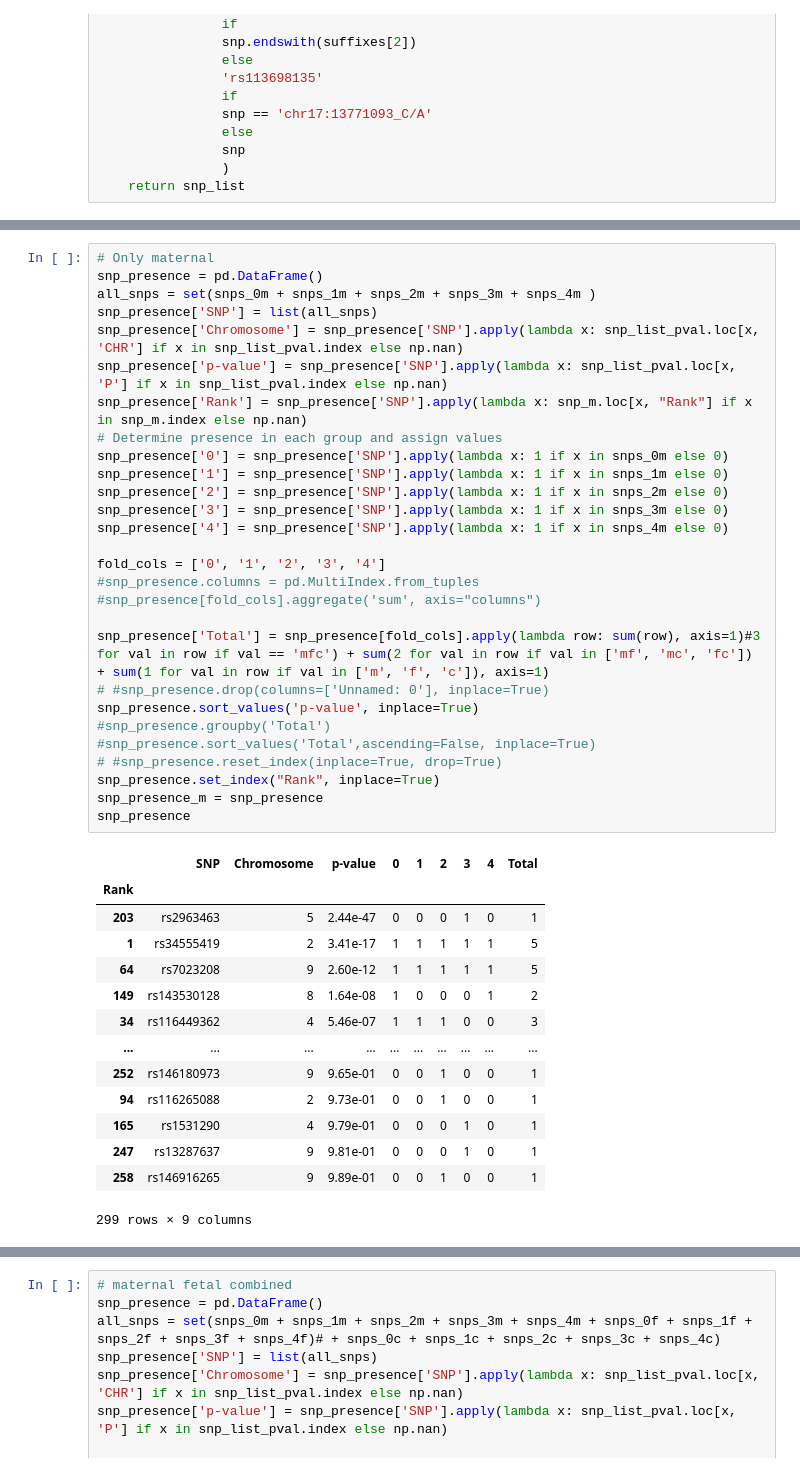
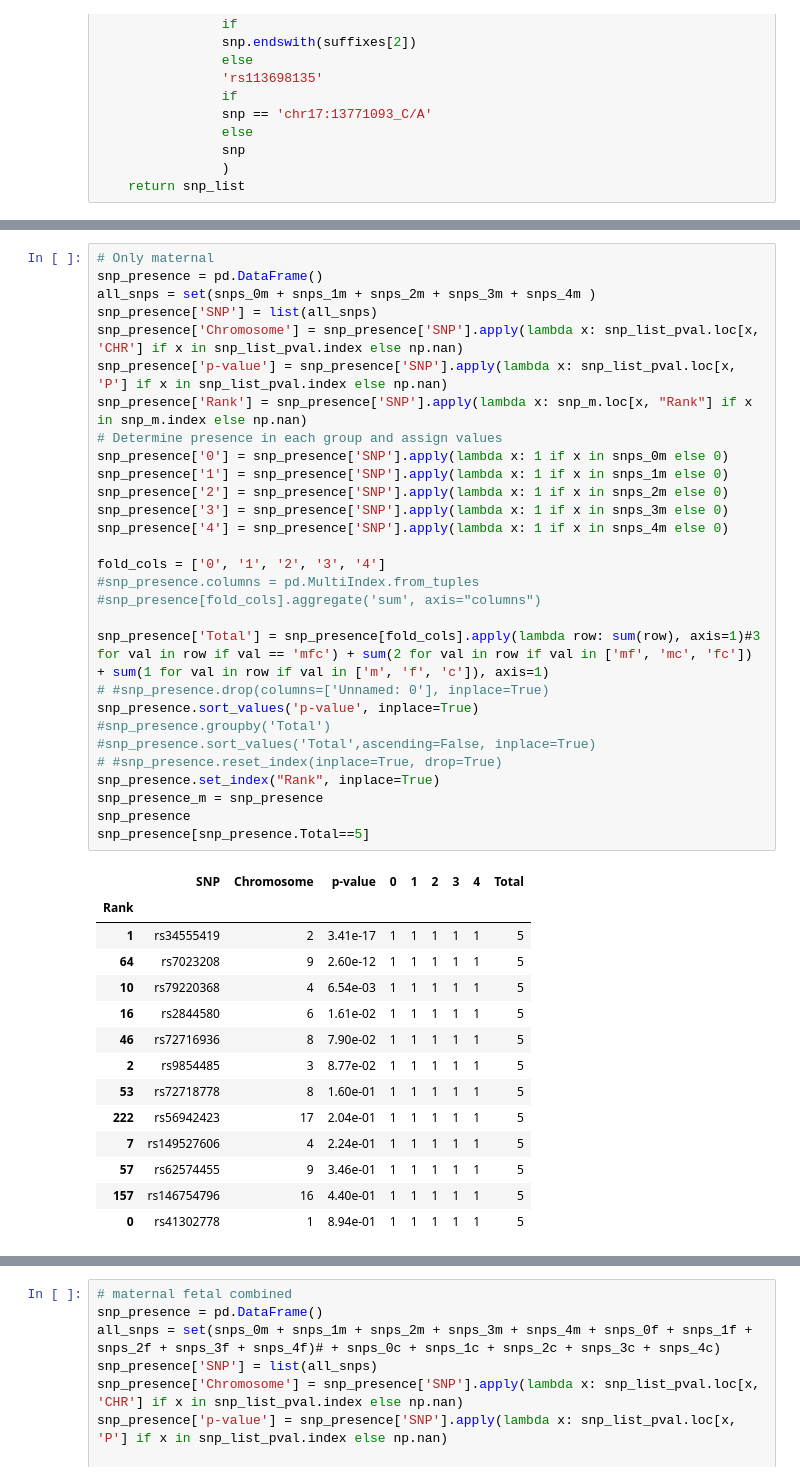
Before and after one commit to PerinatalLab/ml_genetics, a Jupyter notebook: workflow/scripts/tables/meta_tables.ipynb, the cells around one changed output, grey strips where cells are left out. Saved outputs shown, nothing was run; the diff lists cells and outputs as text.

```diff
--- a/workflow/scripts/tables/meta_tables.ipynb
+++ b/workflow/scripts/tables/meta_tables.ipynb
@@ -172,42 +179,43 @@ snp_m.set_index('SNP', inplace=True)
 # Only maternal
 snp_presence = pd.DataFrame()
 all_snps = set(snps_0m + snps_1m + snps_2m + snps_3m + snps_4m )
 snp_presence['SNP'] = list(all_snps)
 snp_presence['Chromosome'] = snp_presence['SNP'].apply(lambda x: snp_list_pval.loc[x, 'CHR'] if x in snp_list_pval.index else np.nan)
 snp_presence['p-value'] = snp_presence['SNP'].apply(lambda x: snp_list_pval.loc[x, 'P'] if x in snp_list_pval.index else np.nan)
 snp_presence['Rank'] = snp_presence['SNP'].apply(lambda x: snp_m.loc[x, "Rank"] if x in snp_m.index else np.nan)
 # Determine presence in each group and assign values
 snp_presence['0'] = snp_presence['SNP'].apply(lambda x: 1 if x in snps_0m else 0)
 snp_presence['1'] = snp_presence['SNP'].apply(lambda x: 1 if x in snps_1m else 0)
 snp_presence['2'] = snp_presence['SNP'].apply(lambda x: 1 if x in snps_2m else 0)
 snp_presence['3'] = snp_presence['SNP'].apply(lambda x: 1 if x in snps_3m else 0)
 snp_presence['4'] = snp_presence['SNP'].apply(lambda x: 1 if x in snps_4m else 0)
 
 fold_cols = ['0', '1', '2', '3', '4']
 #snp_presence.columns = pd.MultiIndex.from_tuples
 #snp_presence[fold_cols].aggregate('sum', axis="columns")
 
 snp_presence['Total'] = snp_presence[fold_cols].apply(lambda row: sum(row), axis=1)#3 for val in row if val == 'mfc') + sum(2 for val in row if val in ['mf', 'mc', 'fc']) + sum(1 for val in row if val in ['m', 'f', 'c']), axis=1)
 # #snp_presence.drop(columns=['Unnamed: 0'], inplace=True)
 snp_presence.sort_values('p-value', inplace=True)
 #snp_presence.groupby('Total')
 #snp_presence.sort_values('Total',ascending=False, inplace=True)
 # #snp_presence.reset_index(inplace=True, drop=True)
 snp_presence.set_index("Rank", inplace=True)
 snp_presence_m = snp_presence
 snp_presence
+snp_presence[snp_presence.Total==5]
 # %% [output]
 |  | SNP | Chromosome | p-value | 0 | 1 | 2 | 3 | 4 | Total |
 | Rank |  |  |  |  |  |  |  |  |  |
-| 203 | rs2963463 | 5 | 2.44e-47 | 0 | 0 | 0 | 1 | 0 | 1 |
 | 1 | rs34555419 | 2 | 3.41e-17 | 1 | 1 | 1 | 1 | 1 | 5 |
 | 64 | rs7023208 | 9 | 2.60e-12 | 1 | 1 | 1 | 1 | 1 | 5 |
-| 149 | rs143530128 | 8 | 1.64e-08 | 1 | 0 | 0 | 0 | 1 | 2 |
-| 34 | rs116449362 | 4 | 5.46e-07 | 1 | 1 | 1 | 0 | 0 | 3 |
-| ... | ... | ... | ... | ... | ... | ... | ... | ... | ... |
-| 252 | rs146180973 | 9 | 9.65e-01 | 0 | 0 | 1 | 0 | 0 | 1 |
-| 94 | rs116265088 | 2 | 9.73e-01 | 0 | 0 | 1 | 0 | 0 | 1 |
-| 165 | rs1531290 | 4 | 9.79e-01 | 0 | 0 | 0 | 1 | 0 | 1 |
-| 247 | rs13287637 | 9 | 9.81e-01 | 0 | 0 | 0 | 1 | 0 | 1 |
-| 258 | rs146916265 | 9 | 9.89e-01 | 0 | 0 | 1 | 0 | 0 | 1 |
+| 10 | rs79220368 | 4 | 6.54e-03 | 1 | 1 | 1 | 1 | 1 | 5 |
+| 16 | rs2844580 | 6 | 1.61e-02 | 1 | 1 | 1 | 1 | 1 | 5 |
+| 46 | rs72716936 | 8 | 7.90e-02 | 1 | 1 | 1 | 1 | 1 | 5 |
+| 2 | rs9854485 | 3 | 8.77e-02 | 1 | 1 | 1 | 1 | 1 | 5 |
+| 53 | rs72718778 | 8 | 1.60e-01 | 1 | 1 | 1 | 1 | 1 | 5 |
+| 222 | rs56942423 | 17 | 2.04e-01 | 1 | 1 | 1 | 1 | 1 | 5 |
+| 7 | rs149527606 | 4 | 2.24e-01 | 1 | 1 | 1 | 1 | 1 | 5 |
+| 57 | rs62574455 | 9 | 3.46e-01 | 1 | 1 | 1 | 1 | 1 | 5 |
+| 157 | rs146754796 | 16 | 4.40e-01 | 1 | 1 | 1 | 1 | 1 | 5 |
+| 0 | rs41302778 | 1 | 8.94e-01 | 1 | 1 | 1 | 1 | 1 | 5 |
-299 rows × 9 columns
```
Also changed, not shown: parts of 17 cells of this notebook, 2 other files.
